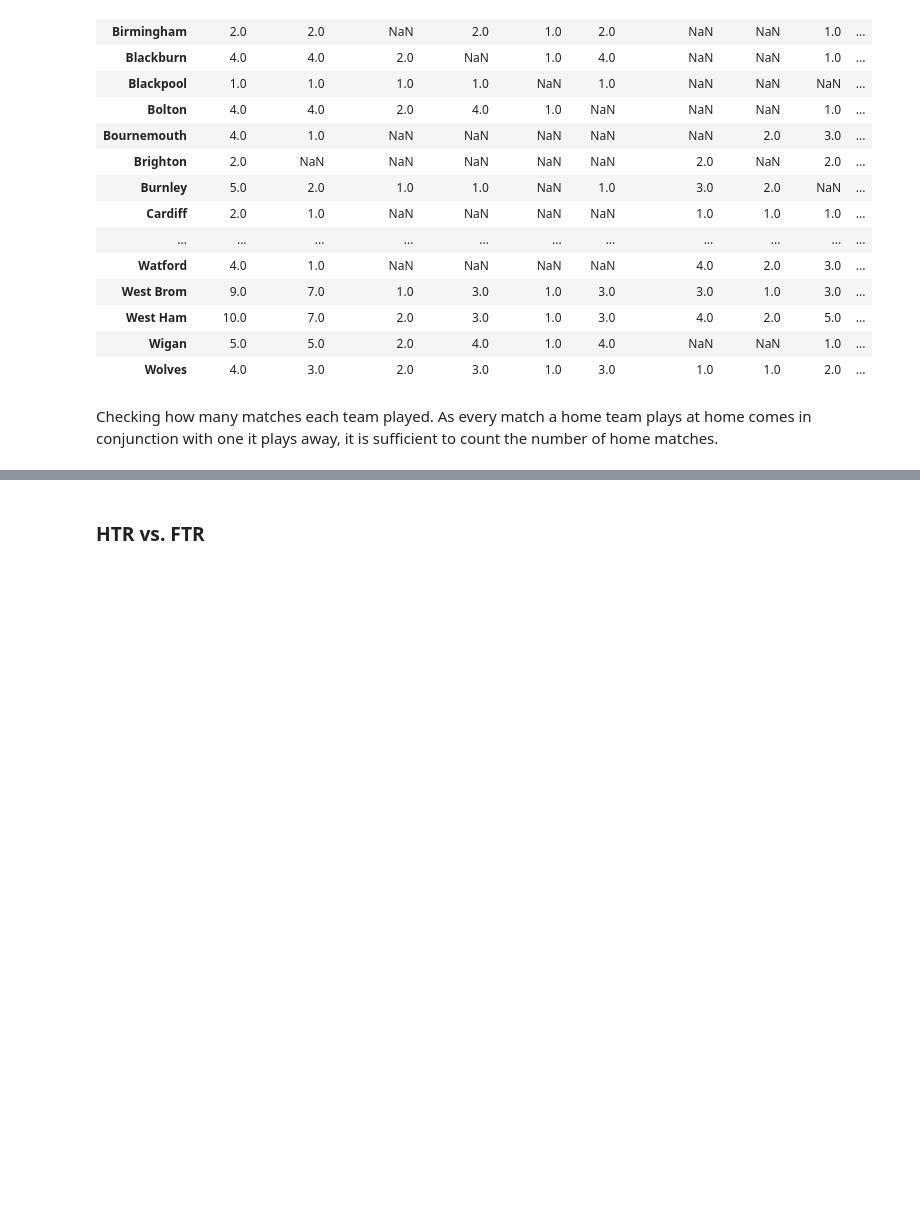
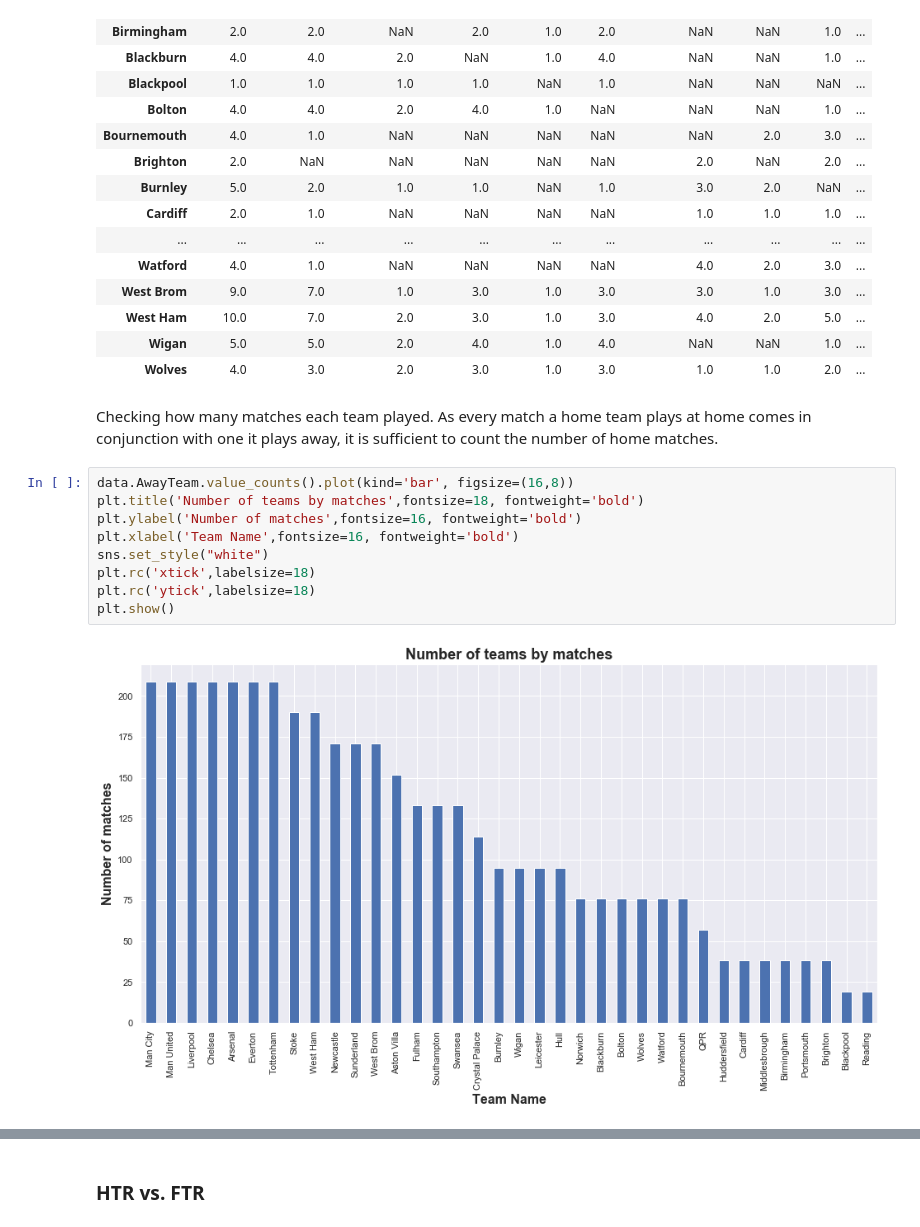
Before and after one commit to arundathi-shanthini/Beat-the-Bookie, a Jupyter notebook: Code/Beat The Bookie.ipynb, the cells around one changed output, grey strips where cells are left out. Cells and saved outputs as stored; diff of their text form; blank space fills up the shorter version.

```diff
--- a/Code/Beat The Bookie.ipynb
+++ b/Code/Beat The Bookie.ipynb
@@ -255,6 +259,17 @@ get_pivot_column_vs_column_count(data,'HomeTeam','AwayTeam')
 | Wolves | 4.0 | 3.0 | 2.0 | 3.0 | 1.0 | 3.0 | 1.0 | 1.0 | 2.0 | ... |
 # %% [markdown]
 Checking how many matches each team played. As every match a home team plays at home comes in conjunction with one it plays away, it is sufficient to count the number of home matches.
+# %%
+data.AwayTeam.value_counts().plot(kind='bar', figsize=(16,8))
+plt.title('Number of teams by matches',fontsize=18, fontweight='bold')
+plt.ylabel('Number of matches',fontsize=16, fontweight='bold')
+plt.xlabel('Team Name',fontsize=16, fontweight='bold')
+sns.set_style("white")
+plt.rc('xtick',labelsize=18)
+plt.rc('ytick',labelsize=18)
+plt.show()
+# %% [output]
+[figure, added]
 # %%
 data.HomeTeam.value_counts().plot(kind='bar', figsize=(16,8))
 plt.title('Number of teams by matches',fontsize=18, fontweight='bold')
```
Also changed, not shown: parts of 18 cells of this notebook, 2 other files.
